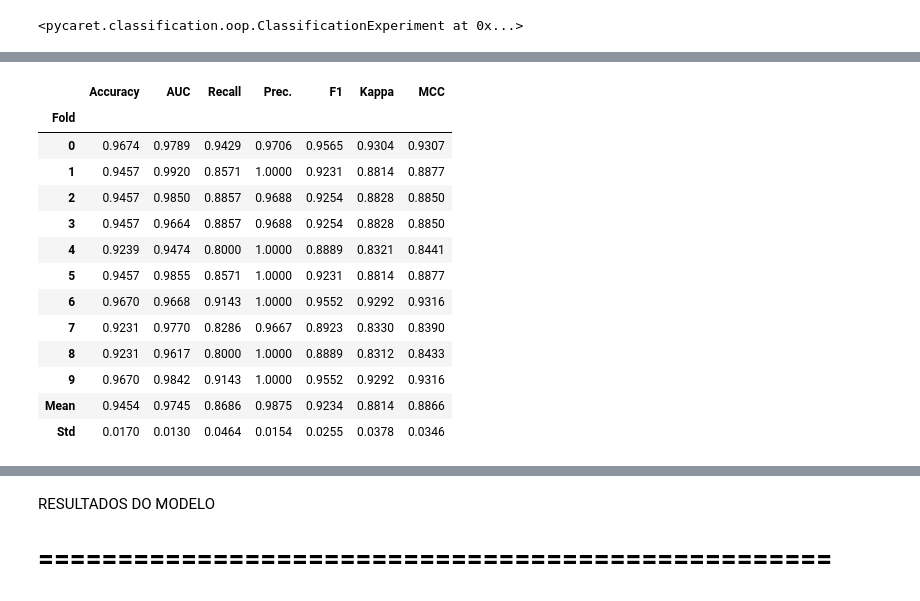
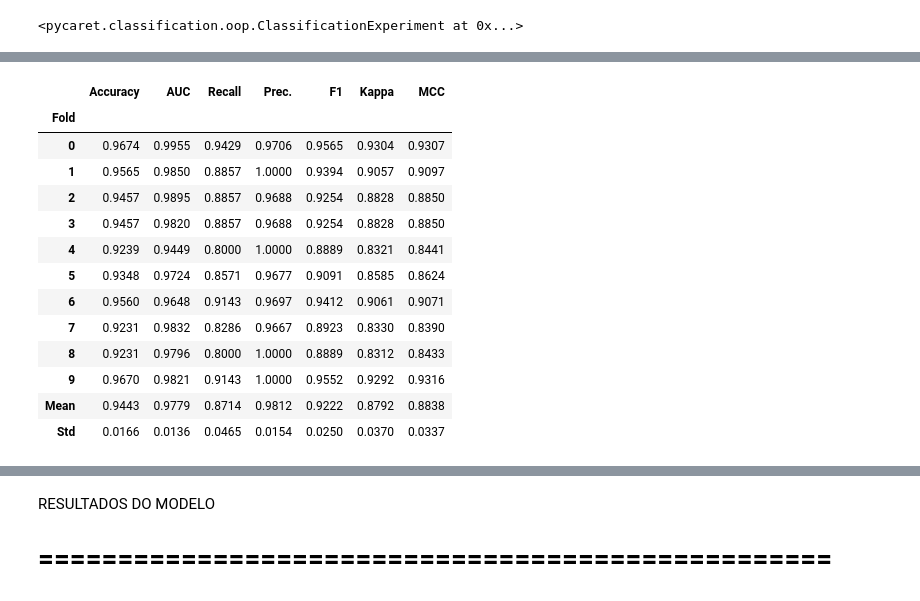
Before and after one commit to vitorvallio/titanic-survival-analysis, a Jupyter notebook: titanic.ipynb, the cells around one changed output, grey strips where cells are left out. Drawn from its saved outputs; the diff is of its cells as text; code cells hidden in the pictures.

```diff
--- a/titanic.ipynb
+++ b/titanic.ipynb
@@ -240,22 +240,22 @@ RidgeClassifier(alpha=1.0, class_weight=None, copy_X=True, fit_intercept=True,
                 max_iter=None, positive=False, random_state=123, solver='auto',
                 tol=0.0001)
 # %%
-ridge = s.create_model("ridge")
+lr = s.create_model("lr")
 # %% [output]
 [interactive output not drawn]
 |  | Accuracy | AUC | Recall | Prec. | F1 | Kappa | MCC |
 | Fold |  |  |  |  |  |  |  |
-| 0 | 0.9674 | 0.9789 | 0.9429 | 0.9706 | 0.9565 | 0.9304 | 0.9307 |
-| 1 | 0.9457 | 0.9920 | 0.8571 | 1.0000 | 0.9231 | 0.8814 | 0.8877 |
-| 2 | 0.9457 | 0.9850 | 0.8857 | 0.9688 | 0.9254 | 0.8828 | 0.8850 |
-| 3 | 0.9457 | 0.9664 | 0.8857 | 0.9688 | 0.9254 | 0.8828 | 0.8850 |
-| 4 | 0.9239 | 0.9474 | 0.8000 | 1.0000 | 0.8889 | 0.8321 | 0.8441 |
-| 5 | 0.9457 | 0.9855 | 0.8571 | 1.0000 | 0.9231 | 0.8814 | 0.8877 |
-| 6 | 0.9670 | 0.9668 | 0.9143 | 1.0000 | 0.9552 | 0.9292 | 0.9316 |
-| 7 | 0.9231 | 0.9770 | 0.8286 | 0.9667 | 0.8923 | 0.8330 | 0.8390 |
-| 8 | 0.9231 | 0.9617 | 0.8000 | 1.0000 | 0.8889 | 0.8312 | 0.8433 |
-| 9 | 0.9670 | 0.9842 | 0.9143 | 1.0000 | 0.9552 | 0.9292 | 0.9316 |
-| Mean | 0.9454 | 0.9745 | 0.8686 | 0.9875 | 0.9234 | 0.8814 | 0.8866 |
-| Std | 0.0170 | 0.0130 | 0.0464 | 0.0154 | 0.0255 | 0.0378 | 0.0346 |
+| 0 | 0.9674 | 0.9955 | 0.9429 | 0.9706 | 0.9565 | 0.9304 | 0.9307 |
+| 1 | 0.9565 | 0.9850 | 0.8857 | 1.0000 | 0.9394 | 0.9057 | 0.9097 |
+| 2 | 0.9457 | 0.9895 | 0.8857 | 0.9688 | 0.9254 | 0.8828 | 0.8850 |
+| 3 | 0.9457 | 0.9820 | 0.8857 | 0.9688 | 0.9254 | 0.8828 | 0.8850 |
+| 4 | 0.9239 | 0.9449 | 0.8000 | 1.0000 | 0.8889 | 0.8321 | 0.8441 |
+| 5 | 0.9348 | 0.9724 | 0.8571 | 0.9677 | 0.9091 | 0.8585 | 0.8624 |
+| 6 | 0.9560 | 0.9648 | 0.9143 | 0.9697 | 0.9412 | 0.9061 | 0.9071 |
+| 7 | 0.9231 | 0.9832 | 0.8286 | 0.9667 | 0.8923 | 0.8330 | 0.8390 |
+| 8 | 0.9231 | 0.9796 | 0.8000 | 1.0000 | 0.8889 | 0.8312 | 0.8433 |
+| 9 | 0.9670 | 0.9821 | 0.9143 | 1.0000 | 0.9552 | 0.9292 | 0.9316 |
+| Mean | 0.9443 | 0.9779 | 0.8714 | 0.9812 | 0.9222 | 0.8792 | 0.8838 |
+| Std | 0.0166 | 0.0136 | 0.0465 | 0.0154 | 0.0250 | 0.0370 | 0.0337 |
 [interactive output not drawn]
 # %%
```
Also changed, not shown: parts of 6 cells of this notebook.
